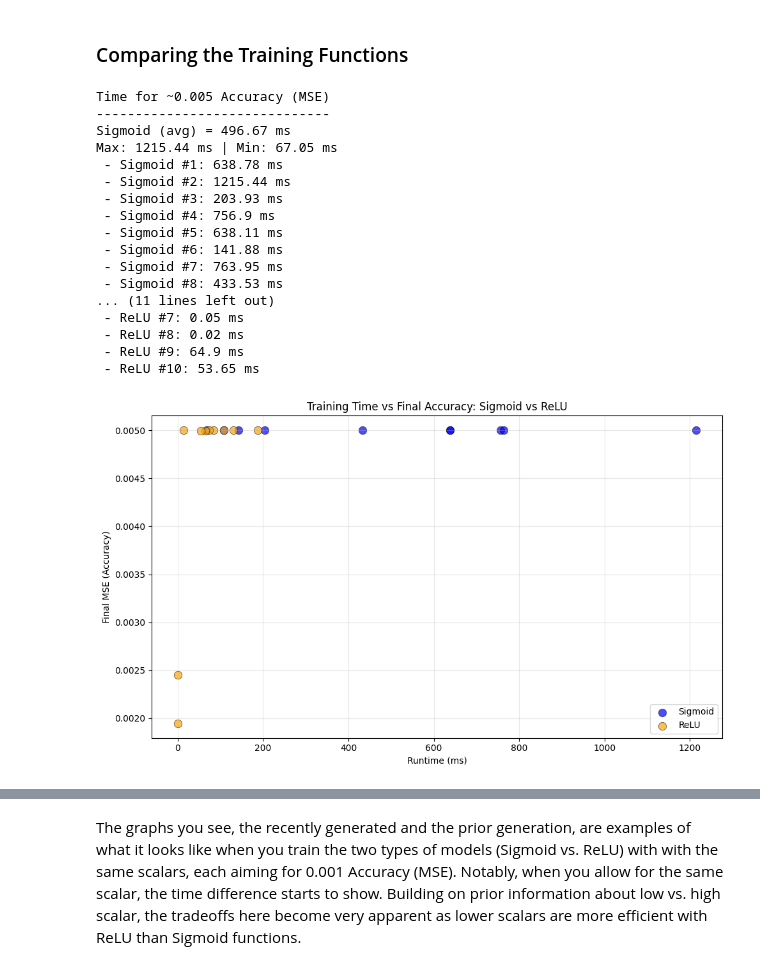
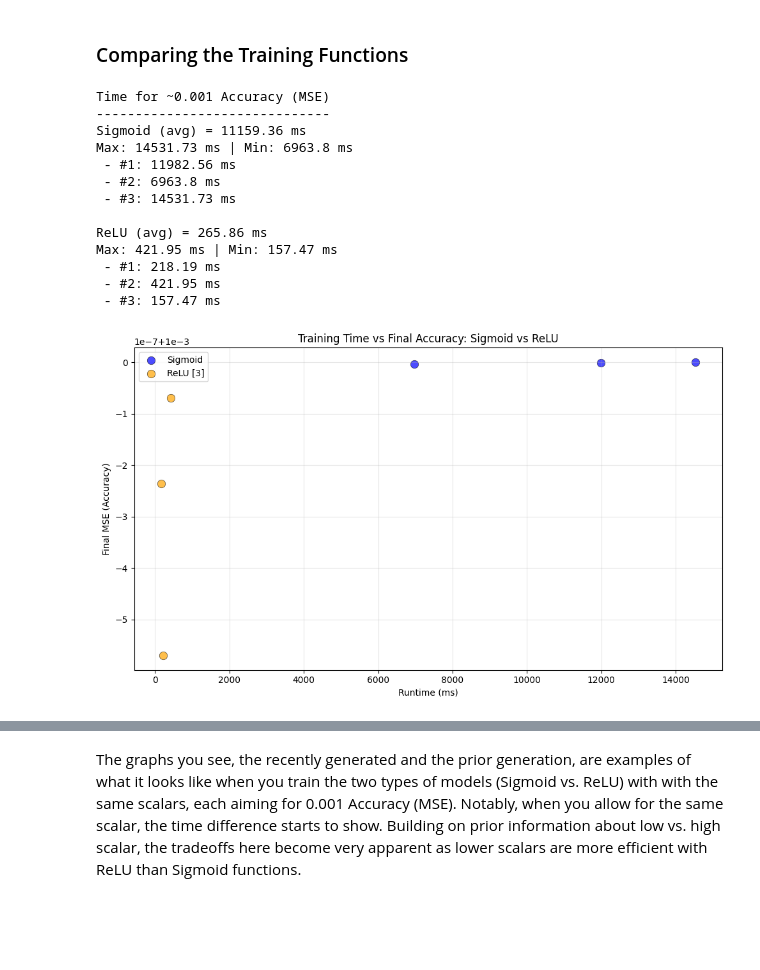
Before and after one commit to Saccadence/CogSci-131, a Jupyter notebook: Assignment 1/Assignment 1.ipynb, the cells around one changed output, grey strips where cells are left out. Drawn from its saved outputs; the diff is of its cells as text; code cells hidden in the pictures; blank space fills up the shorter version.

Commit message:
Dynamic layer/node sizes | Potential bug or lack of training data in multi-layer timing

```diff
--- a/Assignment 1/Assignment 1.ipynb
+++ b/Assignment 1/Assignment 1.ipynb
@@ -184,9 +242,9 @@ def trainIter(NN,X,y,n,c) -> Neural_Network:
     NN.costs = []
     # Iteration loop
     for _ in range(n):
-        dJdW1,dJdW2 = NN.costFunctionPrime(X, y)
-        NN.W1 = NN.W1 - (c*dJdW1)
-        NN.W2 = NN.W2 - (c*dJdW2)
+        for i in range(len(NN.W)):
+            NN.costFunctionPrime(X,y)
+            NN.W[i] -= c * NN.dJdW[i]
         NN.costs.append(NN.costFunction(X,y))
     return NN
 
@@ -198,9 +256,9 @@ def trainAcc(NN,X,y,acc,c, maxIter=float("inf")) -> Neural_Network:
 
     # If accuracy (model's current accuracy) < acc (desired accuracy), then continue loop
     while accuracy > acc:
-        dJdW1,dJdW2 = NN.costFunctionPrime(X, y)
-        NN.W1 = NN.W1 - (c*dJdW1)
-        NN.W2 = NN.W2 - (c*dJdW2)
+        for i in range(len(NN.W)):
+            NN.costFunctionPrime(X,y)
+            NN.W[i] -= c * NN.dJdW[i]
         NN.costs.append(NN.costFunction(X,y))
         accuracy = NN.computeAccuracy(X,y)
         i+=1
@@ -245,8 +303,8 @@ def plotData(data: dict) -> None:
     fig, ax = plt.subplots(figsize=(10, 6))
 
     funcs = list(data.keys())
-    colors = {'sig': 'blue', 'relu': 'orange'}
-    labels = {'sig': 'Sigmoid', 'relu': 'ReLU'}
+    colors = {'sig': 'blue', 'relu': 'orange', 'relu3': 'red', 'relu10': 'black'}
+    labels = {'sig': 'Sigmoid', 'relu': 'ReLU [3]', 'relu3': 'ReLU [3, 3]', 'relu10': 'ReLU [3, 10]'}
 
     for func in funcs:
         # Unpack tuples: (runtime, accuracy)
@@ -305,19 +406,17 @@ X,y
 # %% [markdown]
 #### Signage Effects
 # %%
-NN = Neural_Network('sig')
+NN = Neural_Network()
 scalar = 0.1
 
 for i in range(1000):
-    dJdW1,dJdW2 = NN.costFunctionPrime(X, y)
+    NN.costFunctionPrime(X, y)
     # 500 iterations subtracting cost
     if i < 500:
-        NN.W1 = NN.W1 - scalar*dJdW1
-        NN.W2 = NN.W2 - scalar*dJdW2
+        for i in range(len(NN.W)):
+            NN.W[i] -= scalar * NN.dJdW[i]
     # 500 iterations adding cost
     else:
-        NN.W1 = NN.W1 + scalar*dJdW1
-        NN.W2 = NN.W2 + scalar*dJdW2
+        for i in range(len(NN.W)):
+            NN.W[i] += scalar * NN.dJdW[i]
     NN.costs.append(NN.costFunction(X,y))
-
-plotCost([NN])
@@ -402,12 +503,12 @@ Furthermore, the ReLU function avoids an issue that is present in the Sigmoid fu
 # %% [markdown]
 ### Comparing the Training Functions
 # %%
-data = {}
+dataSigRelu = {}
 
-n = 10
+n = 3
 scalar = 0.01
-acc = 0.005
-maxIter = 50000
+acc = 0.001
+maxIter = 10000
 
 dataSig = []
 rtSig = []
@@ -421,7 +522,7 @@ for _ in range(n):
     final_acc = NNSig.computeAccuracy(X,y)
     dataSig.append((runtime, final_acc))
     rtSig.append(runtime)
-data['sig'] = dataSig
+dataSigRelu['sig'] = dataSig
 rtSigFmt = list(map(lambda x:((x*1000)//0.01)/100, rtSig))
 rtSigAvg = ((sum(rtSigFmt)/len(rtSig))//0.01)/100
 
@@ -438,44 +539,40 @@ for _ in range(n):
     final_acc = NNRelu.computeAccuracy(X,y)
     dataRelu.append((runtime, final_acc))
     rtRelu.append(runtime)
-data['relu'] = dataRelu
+dataSigRelu['relu'] = dataRelu
 rtReluFmt = list(map(lambda x:((x*1000)//0.01)/100, rtRelu))
 rtReluAvg = ((sum(rtReluFmt)/len(rtRelu))//0.01)/100
 # %%
-print("Time for ~0.005 Accuracy (MSE)")
+print("Time for ~0.001 Accuracy (MSE)")
 print("------------------------------")
 
 print(f"Sigmoid (avg) = {rtSigAvg} ms")
 print(f"Max: {max(rtSigFmt)} ms | Min: {min(rtSigFmt)} ms")
 for i in range(len(rtSigFmt)):
-    print(f" - Sigmoid #{i+1}: {rtSigFmt[i]} ms")
+    print(f" - #{i+1}: {rtSigFmt[i]} ms")
 
 print(f"\nReLU (avg) = {rtReluAvg} ms")
 print(f"Max: {max(rtReluFmt)} ms | Min: {min(rtReluFmt)} ms")
 for i in range(len(rtReluFmt)):
-    print(f" - ReLU #{i+1}: {rtReluFmt[i]} ms")
+    print(f" - #{i+1}: {rtReluFmt[i]} ms")
 # %% [output]
-Time for ~0.005 Accuracy (MSE)
+Time for ~0.001 Accuracy (MSE)
 ------------------------------
-Sigmoid (avg) = 496.67 ms
-Max: 1215.44 ms | Min: 67.05 ms
- - Sigmoid #1: 638.78 ms
- - Sigmoid #2: 1215.44 ms
- - Sigmoid #3: 203.93 ms
- - Sigmoid #4: 756.9 ms
- - Sigmoid #5: 638.11 ms
- - Sigmoid #6: 141.88 ms
- - Sigmoid #7: 763.95 ms
- - Sigmoid #8: 433.53 ms
-... (11 lines left out)
- - ReLU #7: 0.05 ms
- - ReLU #8: 0.02 ms
- - ReLU #9: 64.9 ms
- - ReLU #10: 53.65 ms
+Sigmoid (avg) = 11159.36 ms
+Max: 14531.73 ms | Min: 6963.8 ms
+ - #1: 11982.56 ms
+ - #2: 6963.8 ms
+ - #3: 14531.73 ms
+
+ReLU (avg) = 265.86 ms
+Max: 421.95 ms | Min: 157.47 ms
+ - #1: 218.19 ms
+ - #2: 421.95 ms
+ - #3: 157.47 ms
 # %%
-plotData(data)
+plotData(dataSigRelu)
 # %% [output]
-[figure, old version]
+[figure, new version]
 # %% [markdown]
 #### Accuracy vs. Runtime - 0.001 Scalar and 0.001 Accuracy (MSE)
 ![](Attachments/Scatter%20-%200.001%20MSE%20(Variable%20Scalar).png)
```
Also changed, not shown: parts of 12 cells of this notebook.
